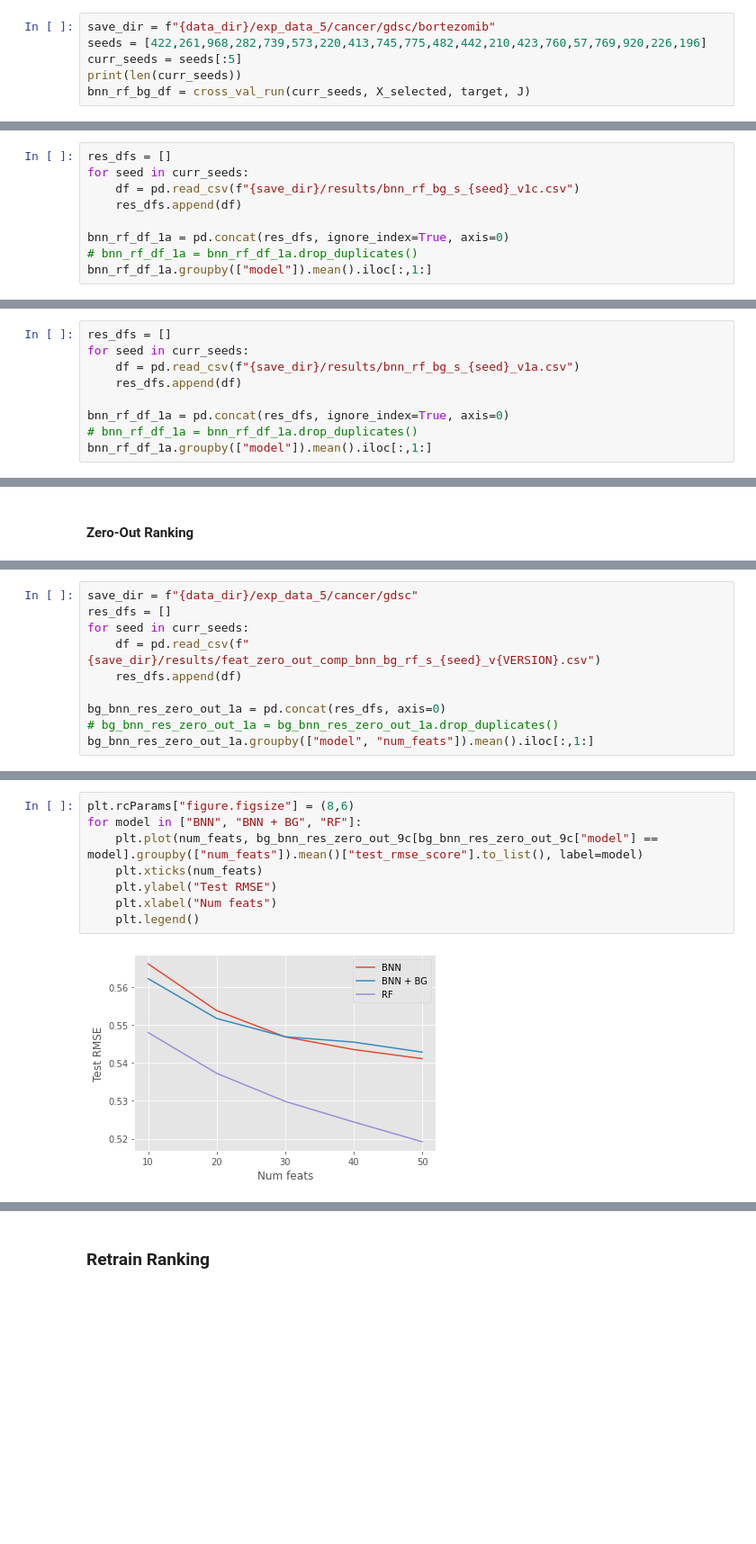
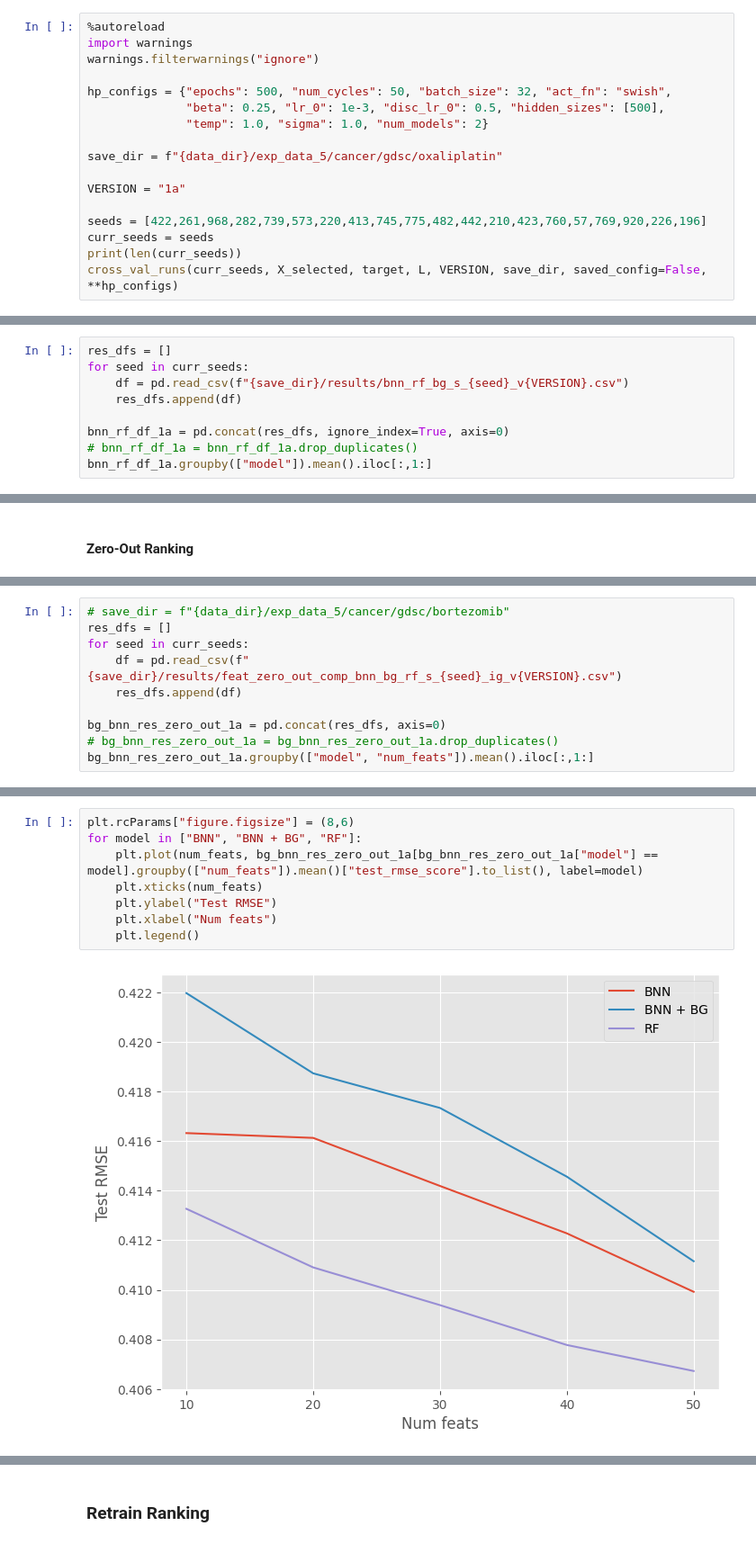
Before and after one commit to Habush/moses-incons-pen-xp, a Jupyter notebook: notebooks/variable_selection/cancer/nn/11_nn_gdsc_bortezomib.ipynb, the cells around one changed output, grey strips where cells are left out. Shown at 90% size. Drawn from its saved outputs; the diff is of its cells as text; blank space fills up the shorter version.

Commit message:
Update notebooks to latest results

```diff
--- a/notebooks/variable_selection/cancer/nn/11_nn_gdsc_bortezomib.ipynb
+++ b/notebooks/variable_selection/cancer/nn/11_nn_gdsc_bortezomib.ipynb
@@ -1301,6 +145,17 @@ def cross_val_run(seeds, X, y, J):
 # %%
-save_dir = f"{data_dir}/exp_data_5/cancer/gdsc/bortezomib"
+%autoreload
+import warnings
+warnings.filterwarnings("ignore")
+
+hp_configs = {"epochs": 500, "num_cycles": 50, "batch_size": 32, "act_fn": "swish",
+              "beta": 0.25, "lr_0": 1e-3, "disc_lr_0": 0.5, "hidden_sizes": [500],
+              "temp": 1.0, "sigma": 1.0, "num_models": 2}
+
+save_dir = f"{data_dir}/exp_data_5/cancer/gdsc/oxaliplatin"
+
+VERSION = "1a"
+
 seeds = [422,261,968,282,739,573,220,413,745,775,482,442,210,423,760,57,769,920,226,196]
-curr_seeds = seeds[:5]
+curr_seeds = seeds
 print(len(curr_seeds))
-bnn_rf_bg_df = cross_val_run(curr_seeds, X_selected, target, J)
+cross_val_runs(curr_seeds, X_selected, target, L, VERSION, save_dir, saved_config=False, **hp_configs)
@@ -1307,7 +164,7 @@ bnn_rf_bg_df = cross_val_run(curr_seeds, X_selected, target, J)
 # %%
 res_dfs = []
 for seed in curr_seeds:
-    df = pd.read_csv(f"{save_dir}/results/bnn_rf_bg_s_{seed}_v1c.csv")
+    df = pd.read_csv(f"{save_dir}/results/bnn_rf_bg_s_{seed}_v{VERSION}.csv")
     res_dfs.append(df)
 
 bnn_rf_df_1a = pd.concat(res_dfs, ignore_index=True, axis=0)
@@ -1320,9 +178,0 @@ bnn_rf_df_1a.groupby(["model"]).mean().iloc[:,1:]
-# %%
-res_dfs = []
-for seed in curr_seeds:
-    df = pd.read_csv(f"{save_dir}/results/bnn_rf_bg_s_{seed}_v1a.csv")
-    res_dfs.append(df)
-
-bnn_rf_df_1a = pd.concat(res_dfs, ignore_index=True, axis=0)
-# bnn_rf_df_1a = bnn_rf_df_1a.drop_duplicates()
-bnn_rf_df_1a.groupby(["model"]).mean().iloc[:,1:]
@@ -1540,8 +244,8 @@ Done
 # %%
-save_dir = f"{data_dir}/exp_data_5/cancer/gdsc"
+# save_dir = f"{data_dir}/exp_data_5/cancer/gdsc/bortezomib"
 res_dfs = []
 for seed in curr_seeds:
-    df = pd.read_csv(f"{save_dir}/results/feat_zero_out_comp_bnn_bg_rf_s_{seed}_v{VERSION}.csv")
+    df = pd.read_csv(f"{save_dir}/results/feat_zero_out_comp_bnn_bg_rf_s_{seed}_ig_v{VERSION}.csv")
     res_dfs.append(df)
 
 bg_bnn_res_zero_out_1a = pd.concat(res_dfs, axis=0)
@@ -1596,10 +272,10 @@ bg_bnn_res_zero_out_9d.groupby(["model", "num_feats"]).mean().iloc[:,1:]
 # %%
 plt.rcParams["figure.figsize"] = (8,6)
 for model in ["BNN", "BNN + BG", "RF"]:
-    plt.plot(num_feats, bg_bnn_res_zero_out_9c[bg_bnn_res_zero_out_9c["model"] == model].groupby(["num_feats"]).mean()["test_rmse_score"].to_list(), label=model)
+    plt.plot(num_feats, bg_bnn_res_zero_out_1a[bg_bnn_res_zero_out_1a["model"] == model].groupby(["num_feats"]).mean()["test_rmse_score"].to_list(), label=model)
     plt.xticks(num_feats)
     plt.ylabel("Test RMSE")
     plt.xlabel("Num feats")
     plt.legend()
 # %% [output]
-[figure, old version]
+[figure, new version]
```
Also changed, not shown: parts of 83 cells of this notebook, 18 other files.
